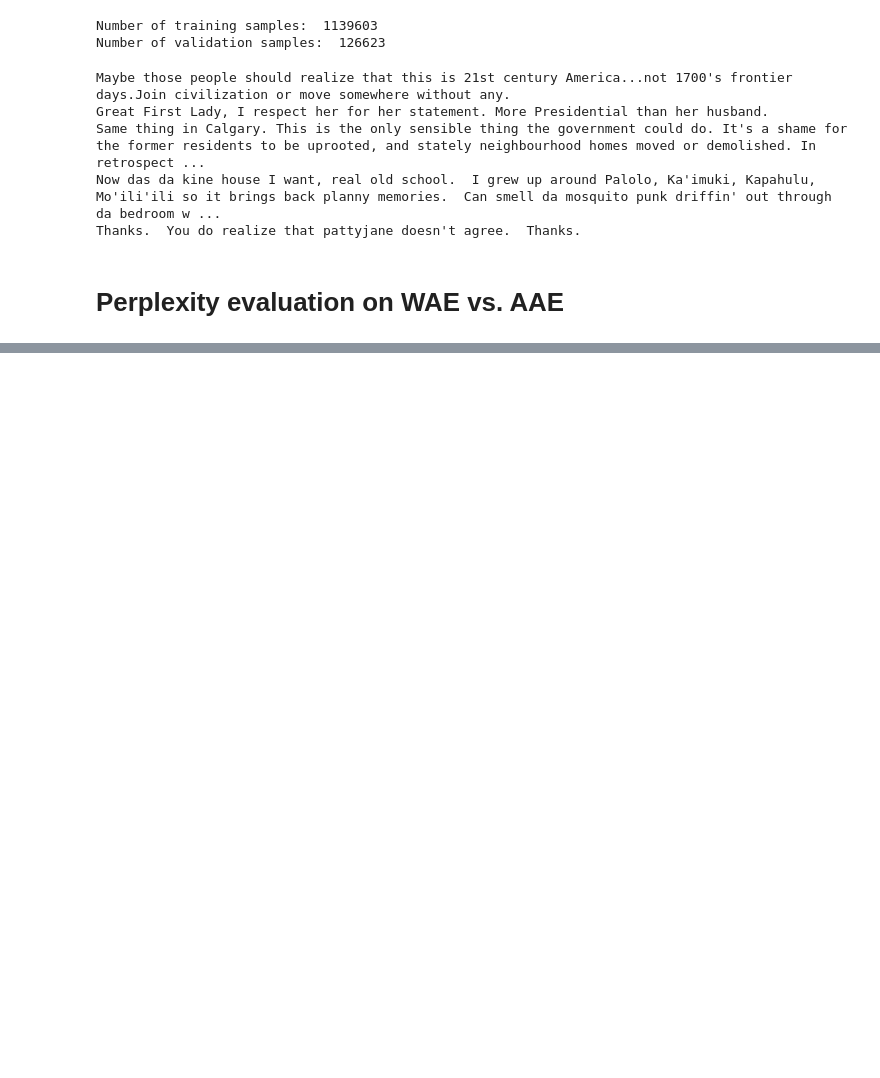
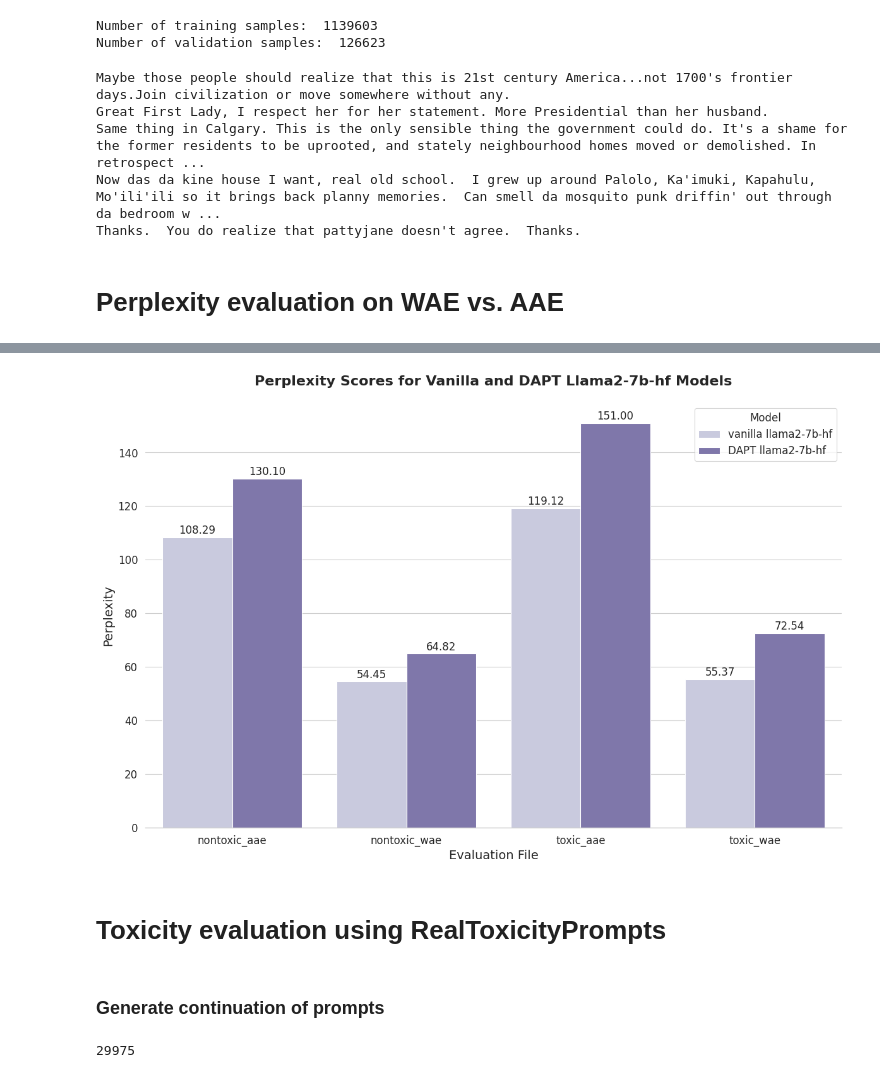
Before and after one commit to neulab/llments, a Jupyter notebook: examples/detoxification_bias/Detoxify_LM_demo.ipynb, the cells around one changed output, grey strips where cells are left out. Cells and saved outputs as stored; diff of their text form; code cells hidden in the pictures; blank space fills up the shorter version.

```diff
--- a/examples/detoxification_bias/Detoxify_LM_demo.ipynb
+++ b/examples/detoxification_bias/Detoxify_LM_demo.ipynb
@@ -305,0 +380,34 @@ plot_ppl("eval_results_Llama2-7b", model_path_list, "Llama2-7b")
+# %%
+# plot the perplexity scores for Llama2 models
+plot_perplexity_results(
+    result_files=["perplexity/llama2_vanilla.txt", "perplexity/llama2_DAPT.txt"],
+    model_names=["vanilla llama2-7b-hf", "DAPT llama2-7b-hf"],
+    save_path="image/perplexity_llama2.png",
+    title="Perplexity Scores for Vanilla and DAPT Llama2-7b-hf Models",
+    palette="Purples"
+)
+# %% [output]
+[figure, added]
+# %% [markdown]
+# Toxicity evaluation using RealToxicityPrompts
+# %% [markdown]
+### Generate continuation of prompts
+# %%
+# load the RealToxicityPrompts dataset
+prompt_dataset = load_dataset("allenai/real-toxicity-prompts")
+
+# select all challenging prompts (where the challenging column is True)
+challenge_prompts = prompt_dataset["train"].filter(lambda x: x["challenging"] == True)
+challenge_prompts = challenge_prompts.map(lambda x: {"prompt_text": x["prompt"]["text"]})
+
+# following the original experiment setting, each prompt will generate 25 times
+challenge_prompts_expanded = []
+for prompt in challenge_prompts:
+    for _ in range(25):
+        challenge_prompts_expanded.append(prompt["prompt_text"])
+
+# convert the list of prompts to a dataset
+challenge_prompts_dataset = Dataset.from_dict({"prompt_text": challenge_prompts_expanded})
+print(len(challenge_prompts_dataset))
+# %% [output]
+29975
```
Also changed, not shown: parts of 39 cells of this notebook, 11 other files.
